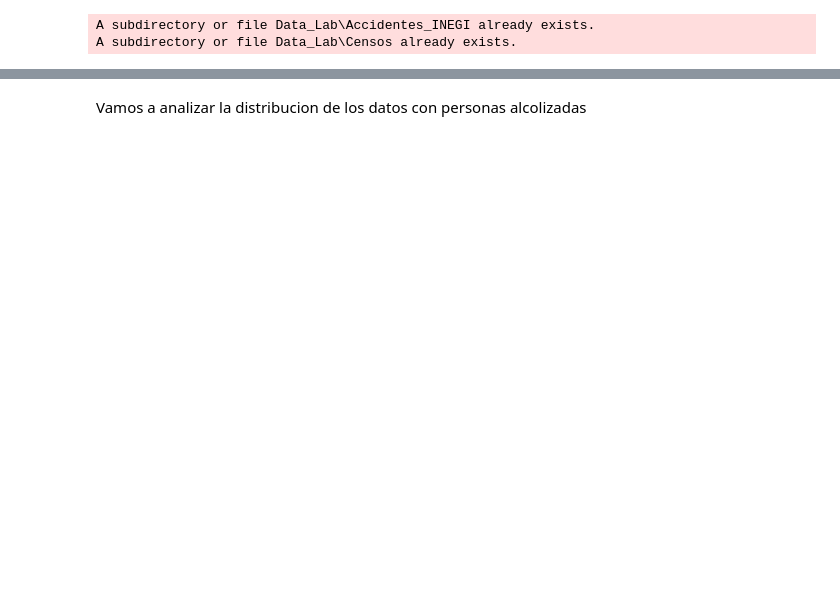
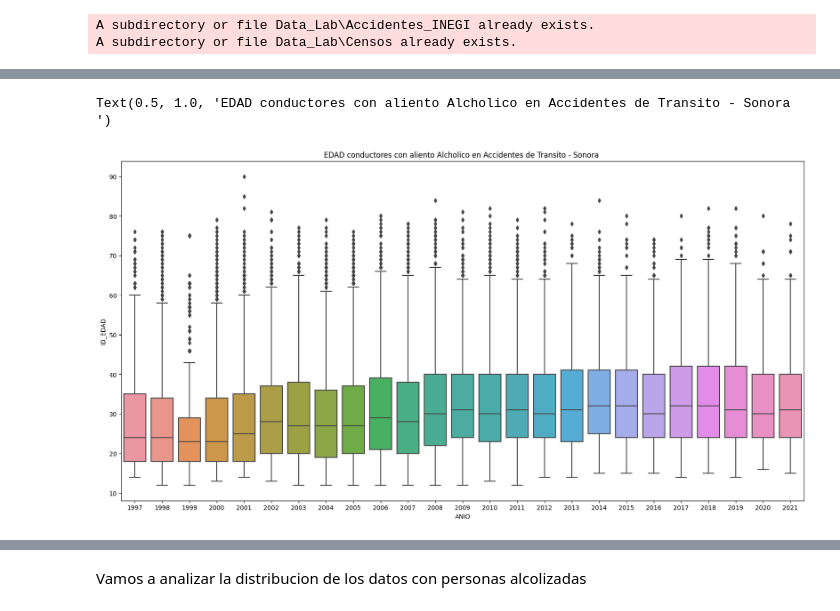
Before and after one commit to arielox5/MCD_UNISON_MyJourny, a Jupyter notebook: Ingenieria_de_Caracteristicas/Proyecto_1/Proyecto_parte_3.ipynb, the cells around one changed output, grey strips where cells are left out. Saved outputs shown, nothing was run; the diff lists cells and outputs as text; code cells hidden in the pictures; blank space fills up the shorter version.

```diff
--- a/Ingenieria_de_Caracteristicas/Proyecto_1/Proyecto_parte_3.ipynb
+++ b/Ingenieria_de_Caracteristicas/Proyecto_1/Proyecto_parte_3.ipynb
@@ -410,0 +457,10 @@ df_Municipio_Deaths[(df_Municipio_Deaths["Years"] == 2012) & (df_Municipio_Death
+# %%
+# Removemos los valores de 0 y 99 del año
+# 0 = Se fugo, 99 = Se ignora/Desconoce la edad
+df_Sonora_Edad_vs_Anio = df_Sonora[(df_Sonora.ID_EDAD != 0) & (df_Sonora.ID_EDAD != 99) & (df_Sonora["ALIENTO"] == "Sí")]
+plt.figure(figsize=(20,10))
+ax = sns.boxplot(x="ANIO", y ="ID_EDAD", data = df_Sonora_Edad_vs_Anio)
+plt.title("EDAD conductores con aliento Alcholico en Accidentes de Transito - Sonora ")
+# %% [output]
+Text(0.5, 1.0, 'EDAD conductores con aliento Alcholico en Accidentes de Transito - Sonora ')
+[figure, added]
```
Also changed, not shown: parts of 57 cells of this notebook.
